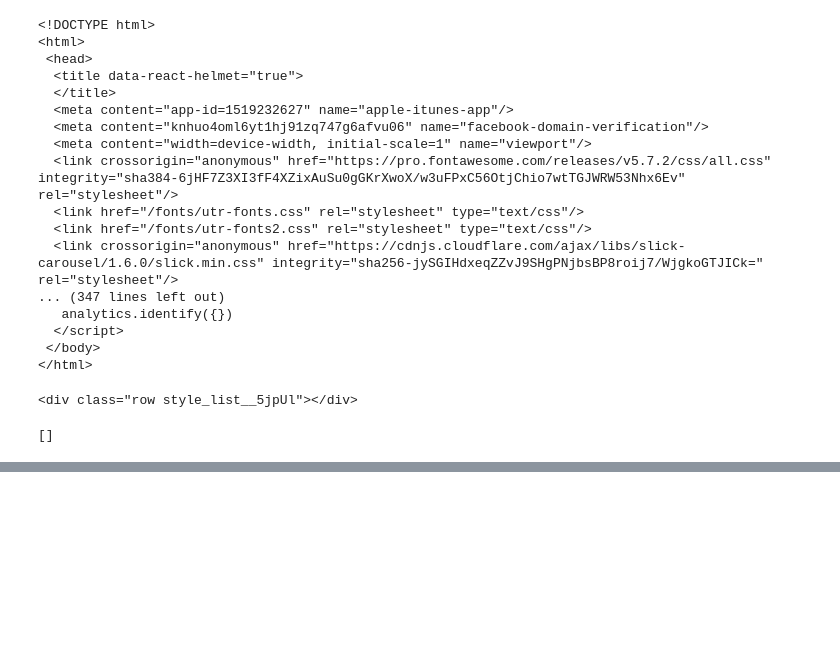
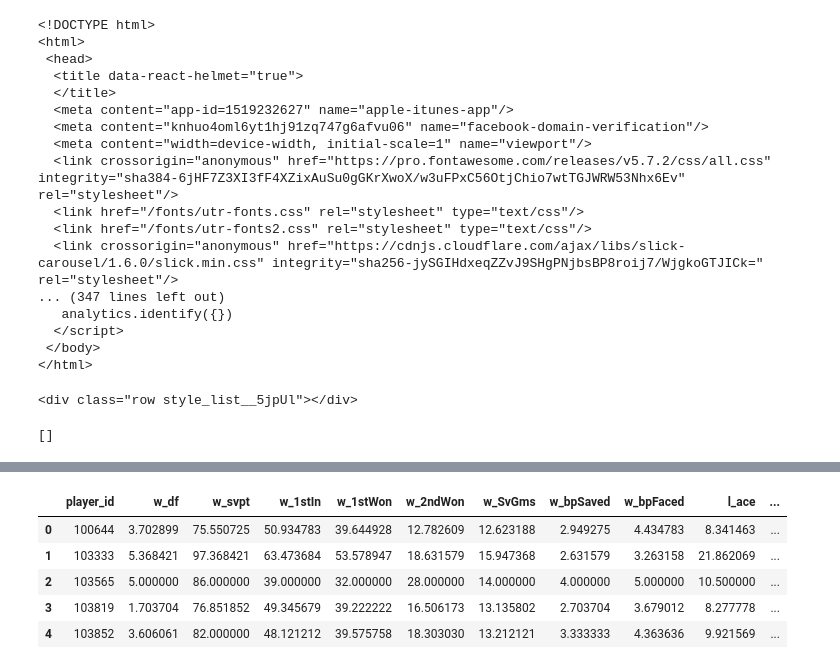
Before and after one commit to elingles1/ATP_Predictions, a Jupyter notebook: notebooks/tennis.ipynb, the cells around one changed output, grey strips where cells are left out. Drawn from its saved outputs; the diff is of its cells as text; code cells hidden in the pictures; blank space fills up the shorter version.

```diff
--- a/notebooks/tennis.ipynb
+++ b/notebooks/tennis.ipynb
@@ -440,0 +447,11 @@ ImportError: html5lib not found, please install it
+# %%
+df = pd.read_csv('../premodel_df')
+# %%
+df.head()
+# %% [output]
+|  | player_id | w_df | w_svpt | w_1stIn | w_1stWon | w_2ndWon | w_SvGms | w_bpSaved | w_bpFaced | l_ace | ... |
+| 0 | 100644 | 3.702899 | 75.550725 | 50.934783 | 39.644928 | 12.782609 | 12.623188 | 2.949275 | 4.434783 | 8.341463 | ... |
+| 1 | 103333 | 5.368421 | 97.368421 | 63.473684 | 53.578947 | 18.631579 | 15.947368 | 2.631579 | 3.263158 | 21.862069 | ... |
+| 2 | 103565 | 5.000000 | 86.000000 | 39.000000 | 32.000000 | 28.000000 | 14.000000 | 4.000000 | 5.000000 | 10.500000 | ... |
+| 3 | 103819 | 1.703704 | 76.851852 | 49.345679 | 39.222222 | 16.506173 | 13.135802 | 2.703704 | 3.679012 | 8.277778 | ... |
+| 4 | 103852 | 3.606061 | 82.000000 | 48.121212 | 39.575758 | 18.303030 | 13.212121 | 3.333333 | 4.363636 | 9.921569 | ... |
```
Also changed, not shown: parts of 6 cells of this notebook, 1 other file.
